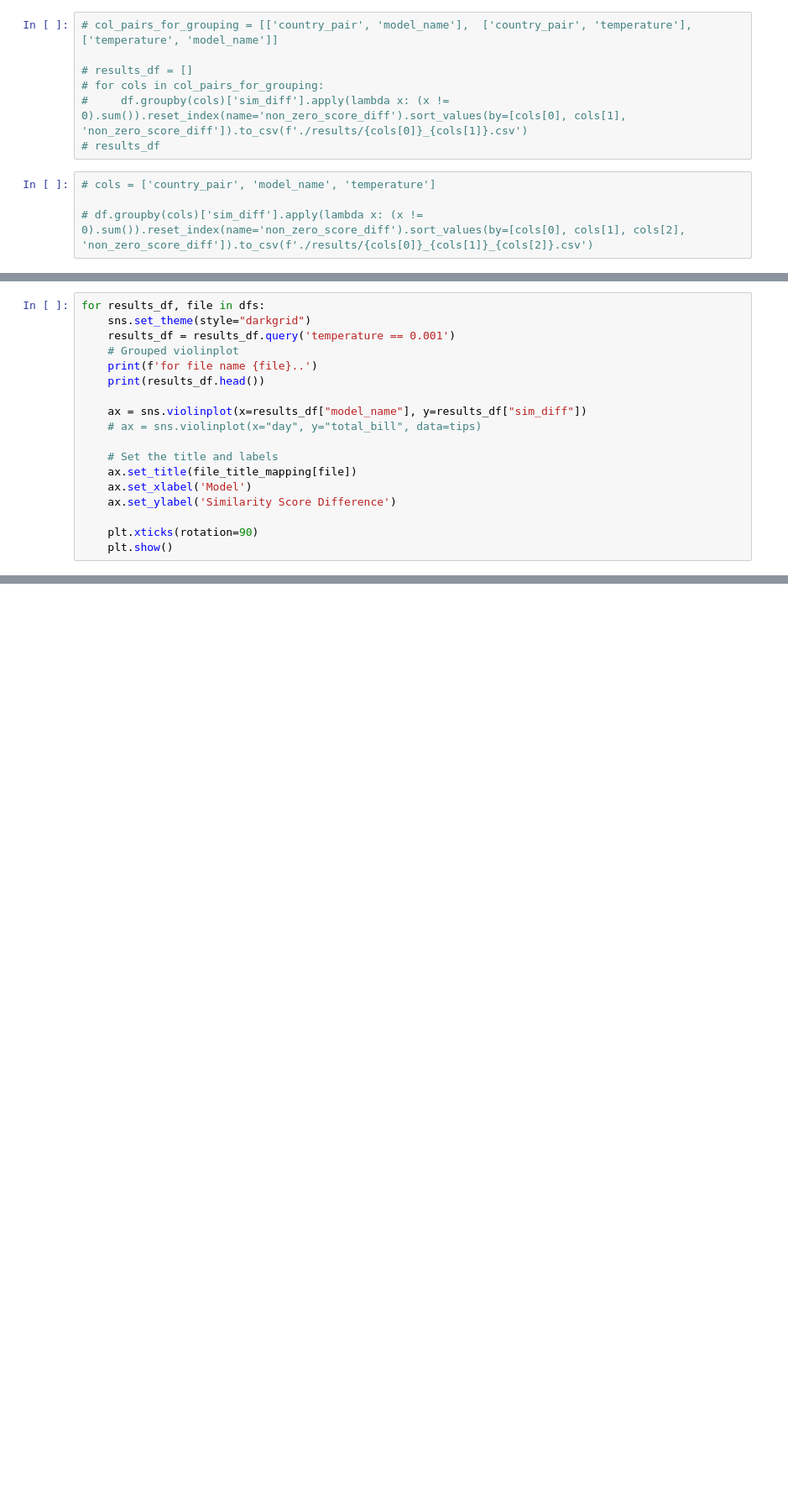
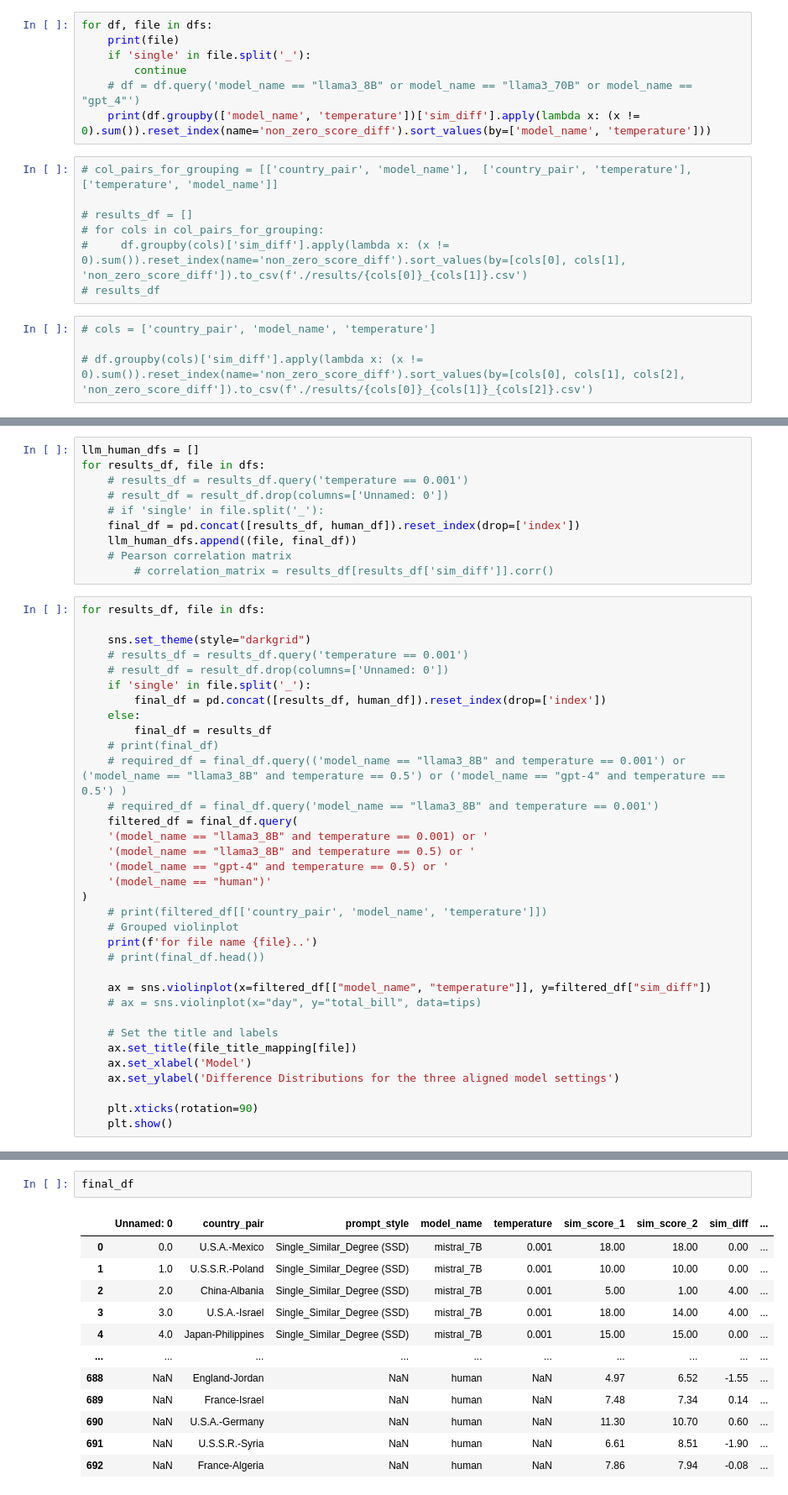
Before and after one commit to sagaruprety/LLM_Context_Effects, a Jupyter notebook: analyse_data.ipynb, the cells around one changed output, grey strips where cells are left out. Shown at 84% size. Drawn from its saved outputs; the diff is of its cells as text; blank space fills up the shorter version.

```diff
--- a/analyse_data.ipynb
+++ b/analyse_data.ipynb
@@ -53,3 +106,10 @@ file_title_mapping = {
+# %%
+for df, file in dfs:
+    print(file)
+    if 'single' in file.split('_'):
+        continue
+    # df = df.query('model_name == "llama3_8B" or model_name == "llama3_70B" or model_name == "gpt_4"')
+    print(df.groupby(['model_name', 'temperature'])['sim_diff'].apply(lambda x: (x != 0).sum()).reset_index(name='non_zero_score_diff').sort_values(by=['model_name', 'temperature']))
 # %%
 # col_pairs_for_grouping = [['country_pair', 'model_name'],  ['country_pair', 'temperature'], ['temperature', 'model_name']]
 
@@ -118,18 +142,44 @@ all_sim_diffs
+# %%
+llm_human_dfs = []
+for results_df, file in dfs:
+    # results_df = results_df.query('temperature == 0.001')
+    # result_df = result_df.drop(columns=['Unnamed: 0'])
+    # if 'single' in file.split('_'):
+    final_df = pd.concat([results_df, human_df]).reset_index(drop=['index'])
+    llm_human_dfs.append((file, final_df))
+    # Pearson correlation matrix
+        # correlation_matrix = results_df[results_df['sim_diff']].corr()
 # %%
 for results_df, file in dfs:
+
     sns.set_theme(style="darkgrid")
-    results_df = results_df.query('temperature == 0.001')
+    # results_df = results_df.query('temperature == 0.001')
+    # result_df = result_df.drop(columns=['Unnamed: 0'])
+    if 'single' in file.split('_'):
+        final_df = pd.concat([results_df, human_df]).reset_index(drop=['index'])
+    else:
+        final_df = results_df
+    # print(final_df)
+    # required_df = final_df.query(('model_name == "llama3_8B" and temperature == 0.001') or ('model_name == "llama3_8B" and temperature == 0.5') or ('model_name == "gpt-4" and temperature == 0.5') )
+    # required_df = final_df.query('model_name == "llama3_8B" and temperature == 0.001')
+    filtered_df = final_df.query(
+    '(model_name == "llama3_8B" and temperature == 0.001) or '
+    '(model_name == "llama3_8B" and temperature == 0.5) or '
+    '(model_name == "gpt-4" and temperature == 0.5) or '
+    '(model_name == "human")'
+)
+    # print(filtered_df[['country_pair', 'model_name', 'temperature']])
     # Grouped violinplot
     print(f'for file name {file}..')
-    print(results_df.head())
+    # print(final_df.head())
 
-    ax = sns.violinplot(x=results_df["model_name"], y=results_df["sim_diff"])
+    ax = sns.violinplot(x=filtered_df[["model_name", "temperature"]], y=filtered_df["sim_diff"])
     # ax = sns.violinplot(x="day", y="total_bill", data=tips)
 
     # Set the title and labels
     ax.set_title(file_title_mapping[file])
     ax.set_xlabel('Model')
-    ax.set_ylabel('Similarity Score Difference')
+    ax.set_ylabel('Difference Distributions for the three aligned model settings')
 
     plt.xticks(rotation=90)
     plt.show()
@@ -135,0 +189,15 @@ for results_df, file in dfs:
+# %%
+final_df
+# %% [output]
+|  | Unnamed: 0 | country_pair | prompt_style | model_name | temperature | sim_score_1 | sim_score_2 | sim_diff | ... |
+| 0 | 0.0 | U.S.A.-Mexico | Single_Similar_Degree (SSD) | mistral_7B | 0.001 | 18.00 | 18.00 | 0.00 | ... |
+| 1 | 1.0 | U.S.S.R.-Poland | Single_Similar_Degree (SSD) | mistral_7B | 0.001 | 10.00 | 10.00 | 0.00 | ... |
+| 2 | 2.0 | China-Albania | Single_Similar_Degree (SSD) | mistral_7B | 0.001 | 5.00 | 1.00 | 4.00 | ... |
+| 3 | 3.0 | U.S.A.-Israel | Single_Similar_Degree (SSD) | mistral_7B | 0.001 | 18.00 | 14.00 | 4.00 | ... |
+| 4 | 4.0 | Japan-Philippines | Single_Similar_Degree (SSD) | mistral_7B | 0.001 | 15.00 | 15.00 | 0.00 | ... |
+| ... | ... | ... | ... | ... | ... | ... | ... | ... | ... |
+| 688 | NaN | England-Jordan | NaN | human | NaN | 4.97 | 6.52 | -1.55 | ... |
+| 689 | NaN | France-Israel | NaN | human | NaN | 7.48 | 7.34 | 0.14 | ... |
+| 690 | NaN | U.S.A.-Germany | NaN | human | NaN | 11.30 | 10.70 | 0.60 | ... |
+| 691 | NaN | U.S.S.R.-Syria | NaN | human | NaN | 6.61 | 8.51 | -1.90 | ... |
+| 692 | NaN | France-Algeria | NaN | human | NaN | 7.86 | 7.94 | -0.08 | ... |
```
Also changed, not shown: parts of 24 cells of this notebook, 23 other files.
